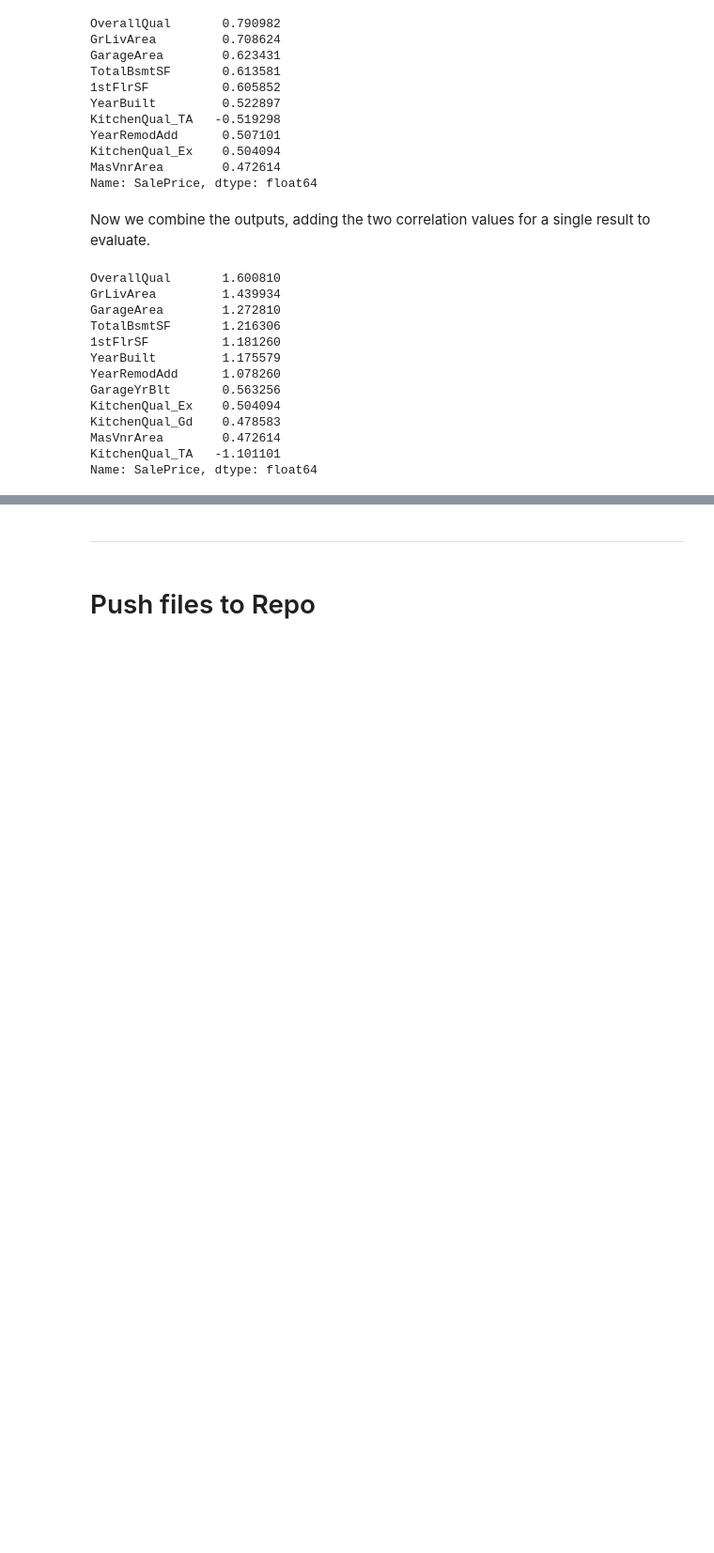
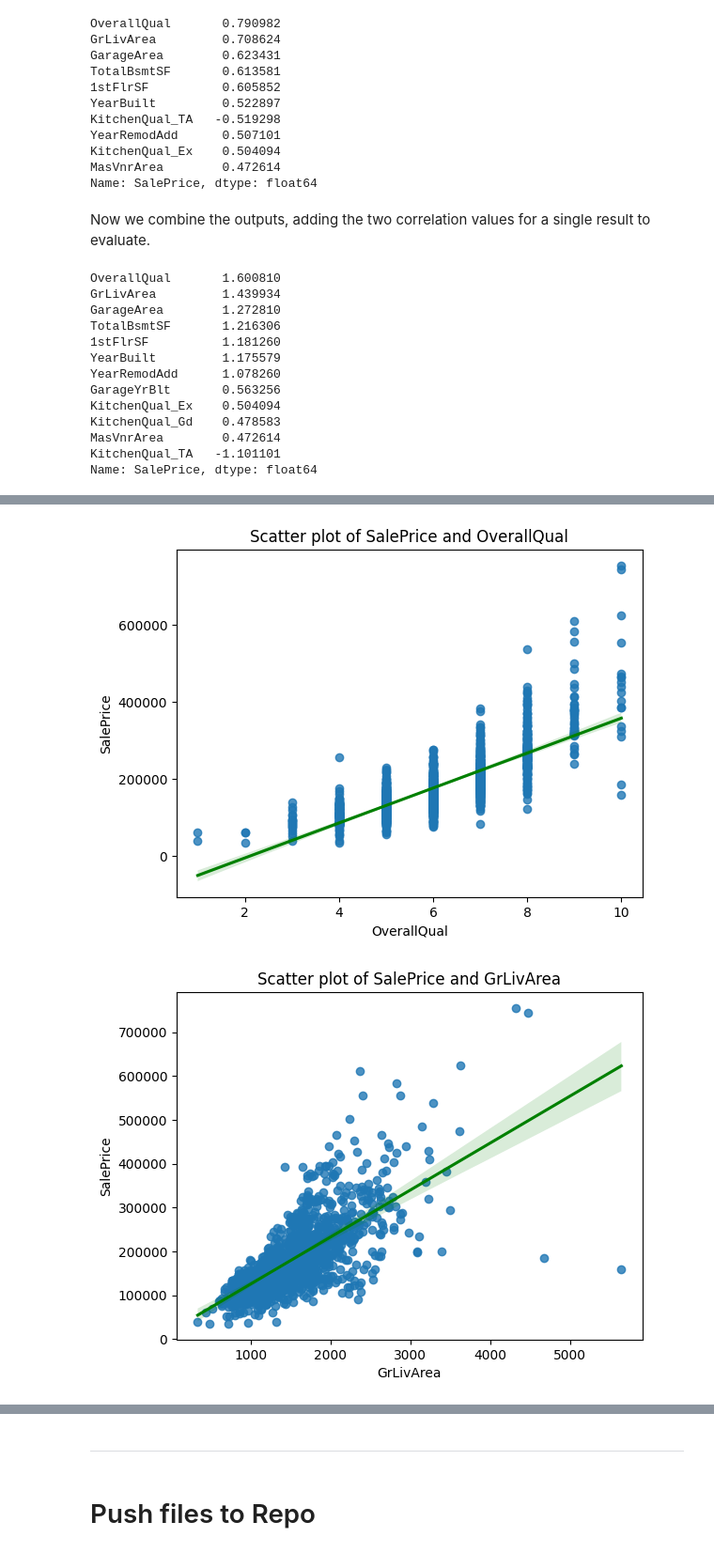
Before and after one commit to bmays9/house-prices-ml, a Jupyter notebook: jupyter_notebooks/CorrelationStudy.ipynb, the cells around one changed output, grey strips where cells are left out. Shown at 94% size. Drawn from its saved outputs; the diff is of its cells as text; code cells hidden in the pictures; blank space fills up the shorter version.

Commit message:
Data visualisations for correlation study

```diff
--- a/jupyter_notebooks/CorrelationStudy.ipynb
+++ b/jupyter_notebooks/CorrelationStudy.ipynb
@@ -160,0 +163,4 @@ Name: SalePrice, dtype: float64
+# %%
+vars_to_study = [
+    'OverallQual', 'GrLivArea', 'GarageArea', 'TotalBsmtSF', '1stFlrSF','YearBuilt'
+    ]
@@ -160,0 +174,11 @@ Name: SalePrice, dtype: float64
+# %%
+import matplotlib.pyplot as plt
+import seaborn as sns
+
+for category in vars_to_study:
+    plt.figure()
+    sns.regplot(x=category, y="SalePrice", data=df_sales, line_kws={"color": "green"}).set(
+        title=f'Scatter plot of SalePrice and {category}')
+# %% [output]
+[figure, added]
+[figure, added]
```
Also changed, not shown: parts of 5 cells of this notebook.
